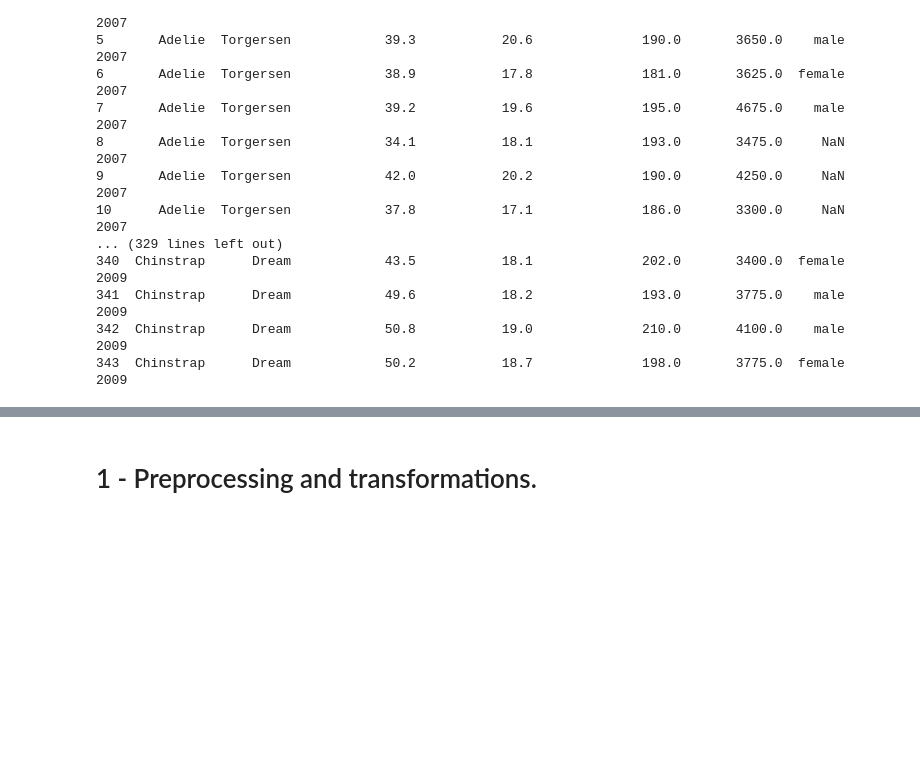
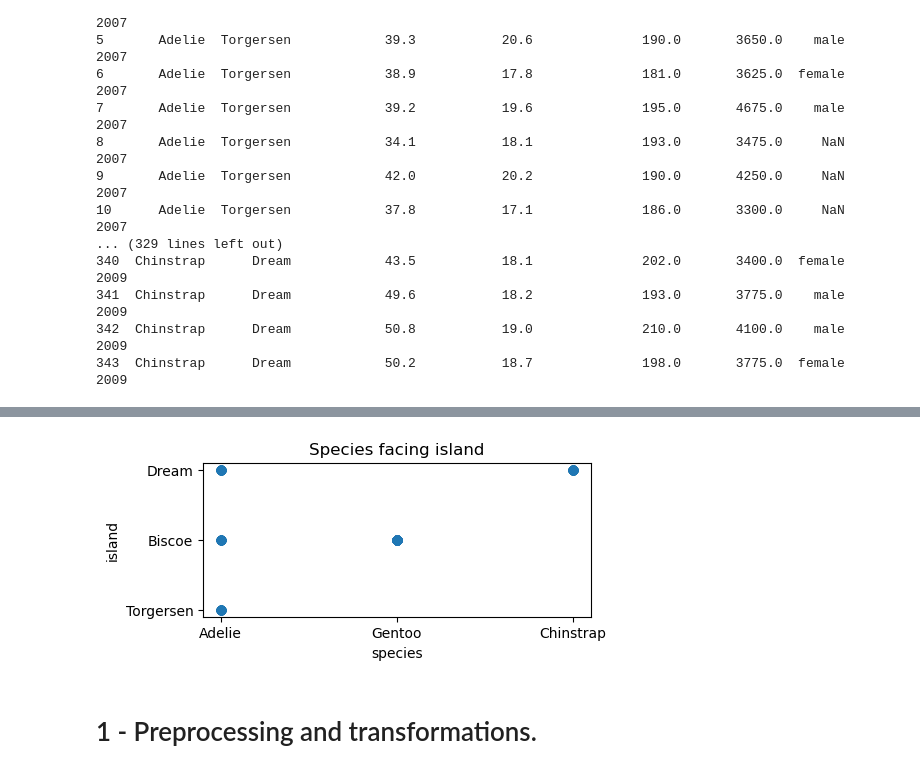
Before and after one commit to Brizzum/ML-reports, a Jupyter notebook: R1.ipynb, the cells around one changed output, grey strips where cells are left out. Saved outputs shown, nothing was run; the diff lists cells and outputs as text; code cells hidden in the pictures; blank space fills up the shorter version.

```diff
--- a/R1.ipynb
+++ b/R1.ipynb
@@ -48,3 +61,17 @@ print(penguins.to_string())  # String representation of the dataframe
+# %%
+# Celia test species facing island
+plt.figure(figsize=(5,2))
+plt.title('Species facing island')
+plt.xlabel(attributeNames[0])
+plt.ylabel(attributeNames[1])
+plt.plot(penguins[attributeNames[0]], penguins[attributeNames[1]], 'o')
+""" plt.plot(penguins[attributeNames[0]], penguins[attributeNames[2]], 'o')
+plt.plot(penguins[attributeNames[0]], penguins[attributeNames[3]], 'o')
+plt.plot(penguins[attributeNames[0]], penguins[attributeNames[4]], 'o')
+plt.legend(attributeNames[2:5]) """
+plt.show()
+# %% [output]
+[figure, added]
 # %% [markdown]
 # 1 - Preprocessing and transformations.
 # %% [markdown]
```
Also changed, not shown: parts of 2 cells of this notebook.
